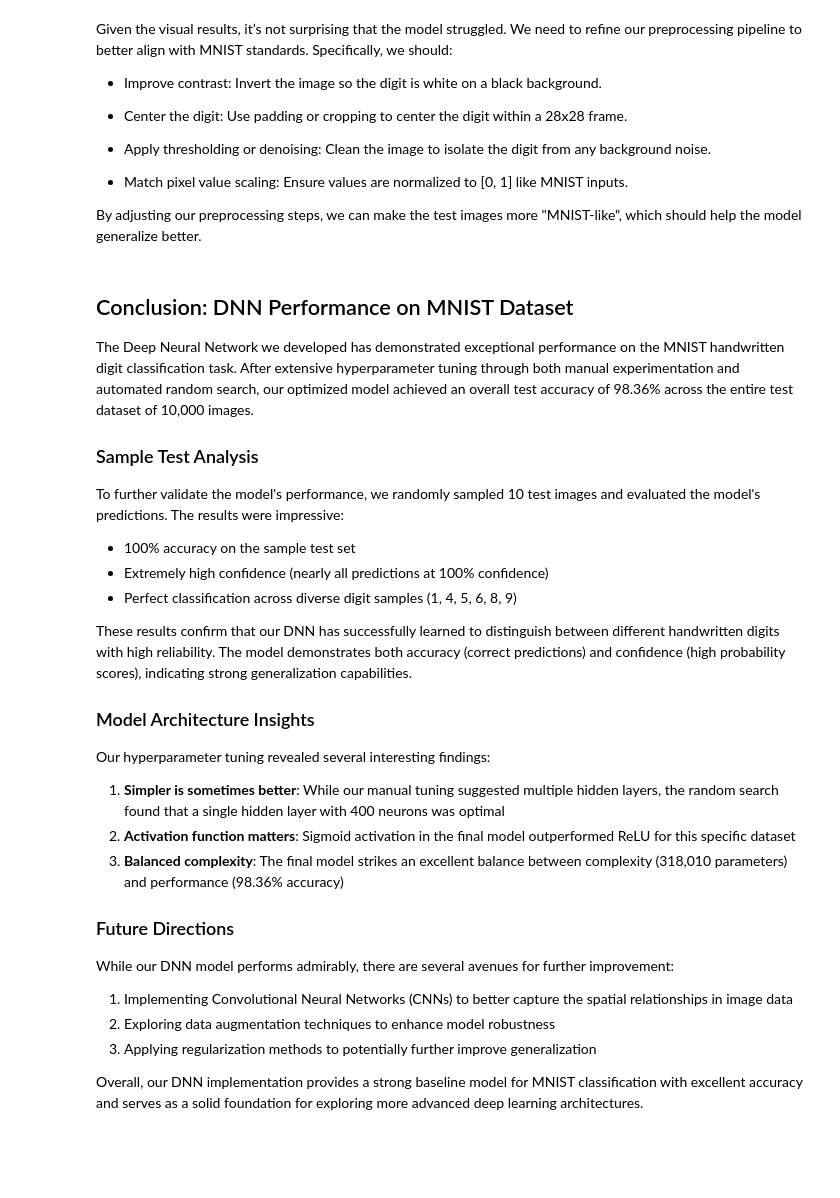
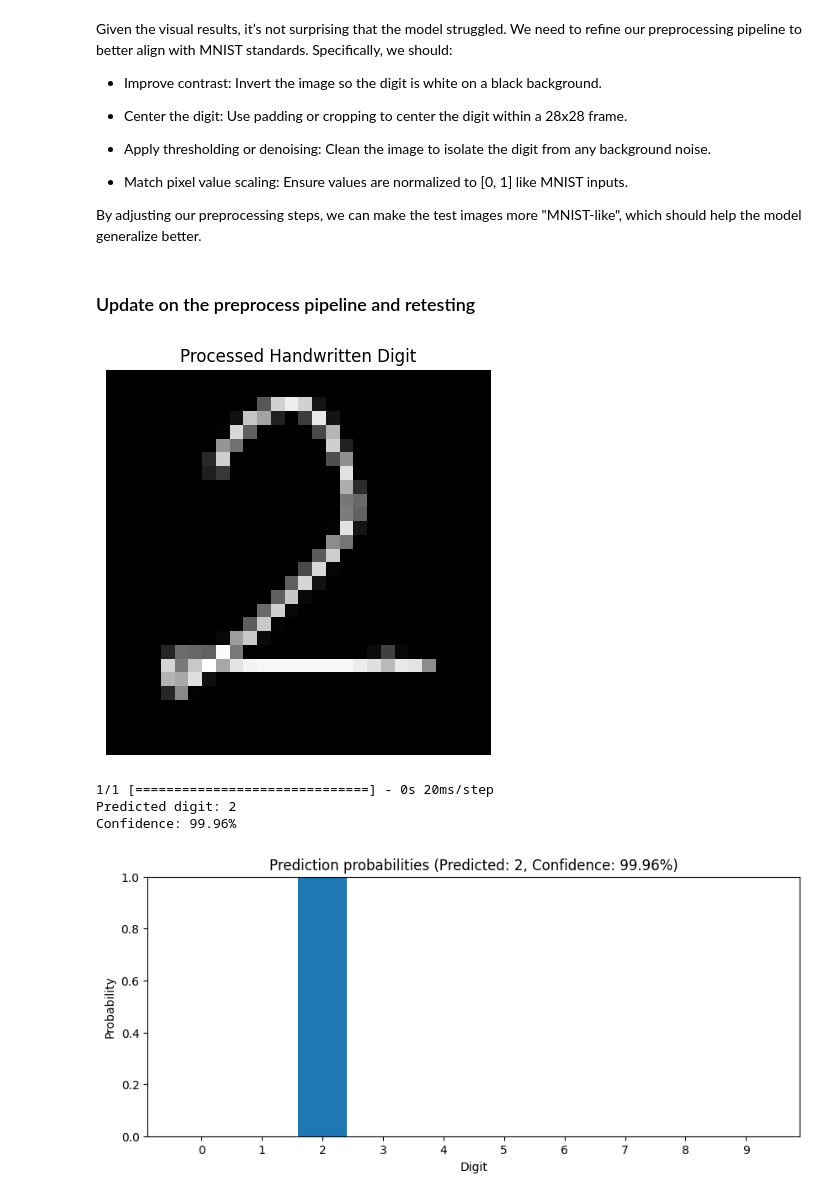
Before and after one commit to joseph-ishola/MNIST, a Jupyter notebook: script.ipynb, the cells around one changed output. Drawn from its saved outputs; the diff is of its cells as text; code cells hidden in the pictures; blank space fills up the shorter version.

```diff
--- a/script.ipynb
+++ b/script.ipynb
@@ -858,33 +861,5 @@ Given the visual results, it’s not surprising that the model struggled. We nee
 - Match pixel value scaling: Ensure values are normalized to [0, 1] like MNIST inputs.
 
 By adjusting our preprocessing steps, we can make the test images more "MNIST-like", which should help the model generalize better.
-# %% [markdown]
-## Conclusion: DNN Performance on MNIST Dataset
-
-The Deep Neural Network we developed has demonstrated exceptional performance on the MNIST handwritten digit classification task. After extensive hyperparameter tuning through both manual experimentation and automated random search, our optimized model achieved an overall test accuracy of 98.36% across the entire test dataset of 10,000 images.
-
-### Sample Test Analysis
-
-To further validate the model's performance, we randomly sampled 10 test images and evaluated the model's predictions. The results were impressive:
-
-- 100% accuracy on the sample test set
-- Extremely high confidence (nearly all predictions at 100% confidence)
-- Perfect classification across diverse digit samples (1, 4, 5, 6, 8, 9)
-
-These results confirm that our DNN has successfully learned to distinguish between different handwritten digits with high reliability. The model demonstrates both accuracy (correct predictions) and confidence (high probability scores), indicating strong generalization capabilities.
-
-### Model Architecture Insights
-
-Our hyperparameter tuning revealed several interesting findings:
-1. **Simpler is sometimes better**: While our manual tuning suggested multiple hidden layers, the random search found that a single hidden layer with 400 neurons was optimal
-2. **Activation function matters**: Sigmoid activation in the final model outperformed ReLU for this specific dataset
-3. **Balanced complexity**: The final model strikes an excellent balance between complexity (318,010 parameters) and performance (98.36% accuracy)
-
-### Future Directions
-
-While our DNN model performs admirably, there are several avenues for further improvement:
-1. Implementing Convolutional Neural Networks (CNNs) to better capture the spatial relationships in image data
-2. Exploring data augmentation techniques to enhance model robustness
-3. Applying regularization methods to potentially further improve generalization
-
-Overall, our DNN implementation provides a strong baseline model for MNIST classification with excellent accuracy and serves as a solid foundation for exploring more advanced deep learning architectures.
+# %% [markdown]
+### Update on the preprocess pipeline and retesting
@@ -890,0 +937,13 @@ Overall, our DNN implementation provides a strong baseline model for MNIST class
+# %%
+# Preprocess and plot the image
+digit2 = preprocess_handwritten_digit('handwritten_digit_two.jpg')
+# %% [output]
+[figure, added]
+# %%
+# Make a prediction and plot probabilities
+predicted_digit, confidence, prediction = predict_digit(dnn_model, digit2)
+# %% [output]
+1/1 [==============================] - 0s 20ms/step
+Predicted digit: 2
+Confidence: 99.96%
+[figure, added]
```
Also changed, not shown: parts of 5 cells of this notebook.
